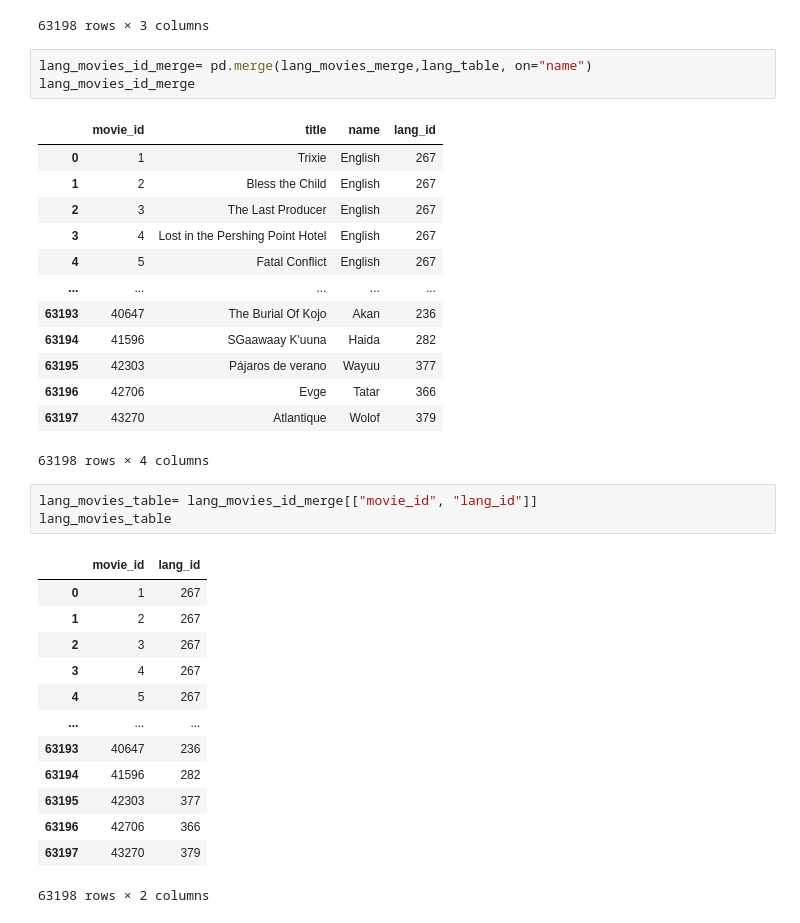
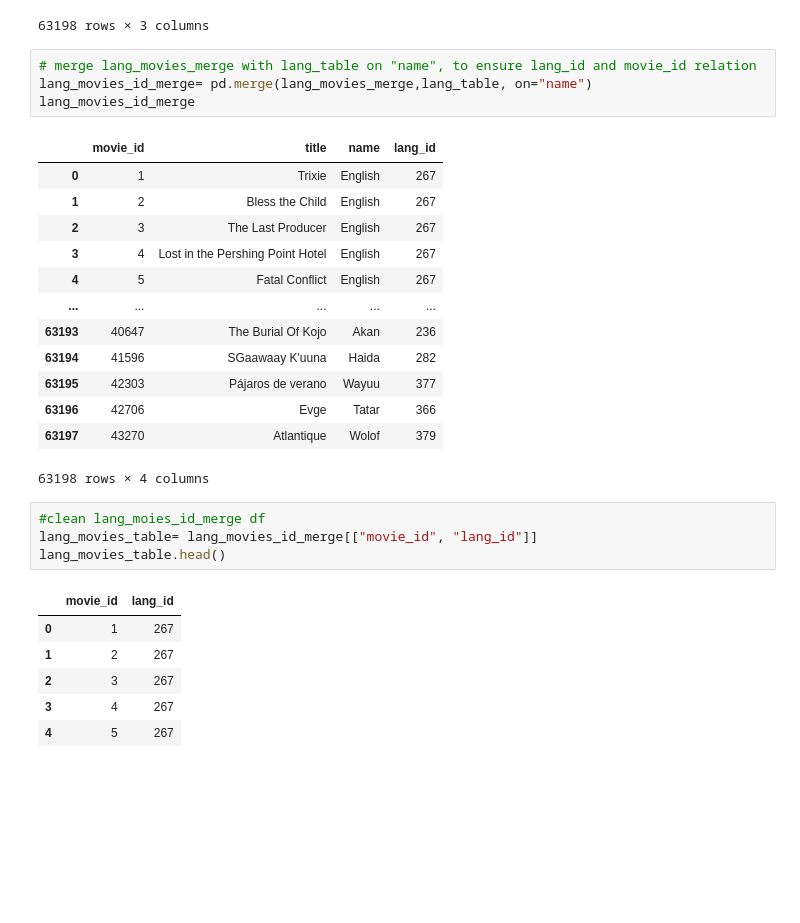
Before and after one commit to eriklockwood/team1_etl_project, a Jupyter notebook: data_transforming_maria.ipynb, the cells around one changed output. Cells and saved outputs as stored; diff of their text form; blank space fills up the shorter version.

```diff
--- a/data_transforming_maria.ipynb
+++ b/data_transforming_maria.ipynb
@@ -223,6 +228,7 @@ lang_movies_merge
 | 63197 | 43881 | Sokagin Çocuklari | Turkish |
 63198 rows × 3 columns
 # %%
+# merge lang_movies_merge with lang_table on "name", to ensure lang_id and movie_id relation
 lang_movies_id_merge= pd.merge(lang_movies_merge,lang_table, on="name")
 lang_movies_id_merge
 # %% [output]
@@ -240,19 +246,13 @@ lang_movies_id_merge
 | 63197 | 43270 | Atlantique | Wolof | 379 |
 63198 rows × 4 columns
 # %%
+#clean lang_moies_id_merge df
 lang_movies_table= lang_movies_id_merge[["movie_id", "lang_id"]]
-lang_movies_table
+lang_movies_table.head()
 # %% [output]
 |  | movie_id | lang_id |
 | 0 | 1 | 267 |
 | 1 | 2 | 267 |
 | 2 | 3 | 267 |
 | 3 | 4 | 267 |
 | 4 | 5 | 267 |
-| ... | ... | ... |
-| 63193 | 40647 | 236 |
-| 63194 | 41596 | 282 |
-| 63195 | 42303 | 377 |
-| 63196 | 42706 | 366 |
-| 63197 | 43270 | 379 |
-63198 rows × 2 columns
```
Also changed, not shown: parts of 28 cells of this notebook.
